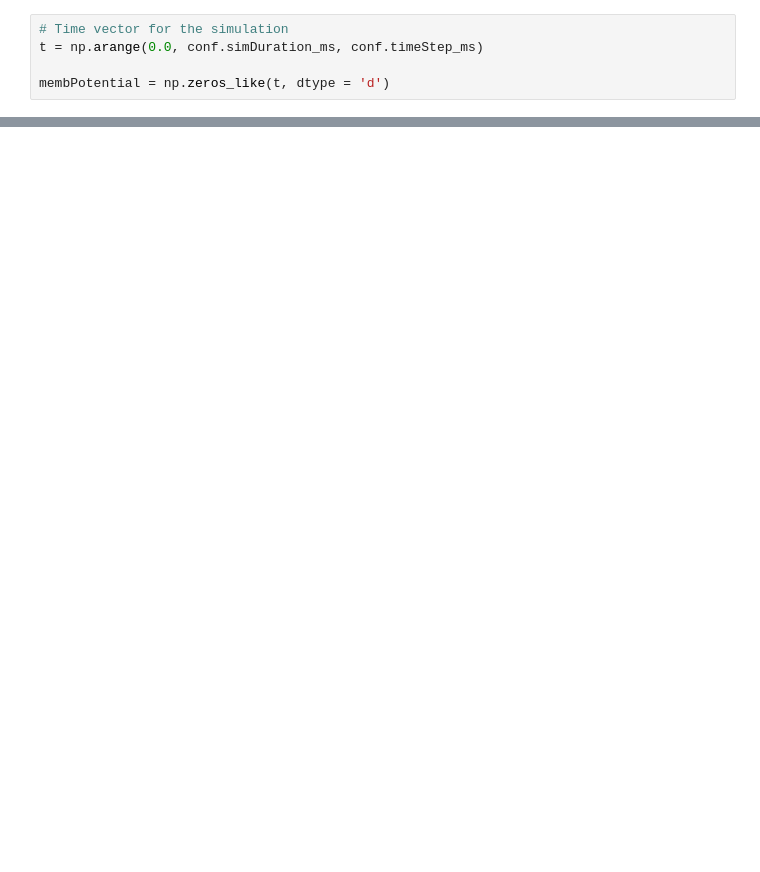
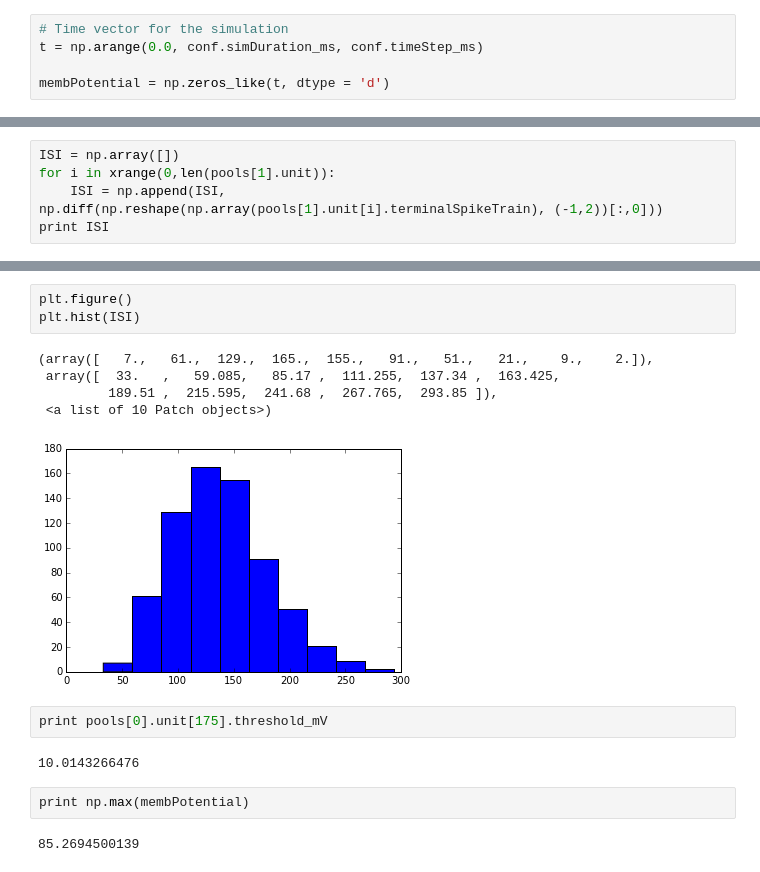
Before and after one commit to rnwatanabe/projectPR, a Jupyter notebook: ExampleNotebooks/InjectedCurrentRenshawCellPool.ipynb, the cells around one changed output, grey strips where cells are left out. Drawn from its saved outputs; the diff is of its cells as text; blank space fills up the shorter version.

```diff
--- a/ExampleNotebooks/InjectedCurrentRenshawCellPool.ipynb
+++ b/ExampleNotebooks/InjectedCurrentRenshawCellPool.ipynb
@@ -66,0 +99,5 @@ plt.show()
+# %%
+ISI = np.array([])
+for i in xrange(0,len(pools[1].unit)):
+    ISI = np.append(ISI, np.diff(np.reshape(np.array(pools[1].unit[i].terminalSpikeTrain), (-1,2))[:,0]))
+print ISI
@@ -66,0 +122,17 @@ plt.show()
+# %%
+plt.figure()
+plt.hist(ISI)
+# %% [output]
+(array([   7.,   61.,  129.,  165.,  155.,   91.,   51.,   21.,    9.,    2.]),
+ array([  33.   ,   59.085,   85.17 ,  111.255,  137.34 ,  163.425,
+         189.51 ,  215.595,  241.68 ,  267.765,  293.85 ]),
+ <a list of 10 Patch objects>)
+[figure, added]
+# %%
+print pools[0].unit[175].threshold_mV
+# %% [output]
+10.0143266476
+# %%
+print np.max(membPotential)
+# %% [output]
+85.2694500139
```
Also changed, not shown: parts of 10 cells of this notebook, 14 other files.
